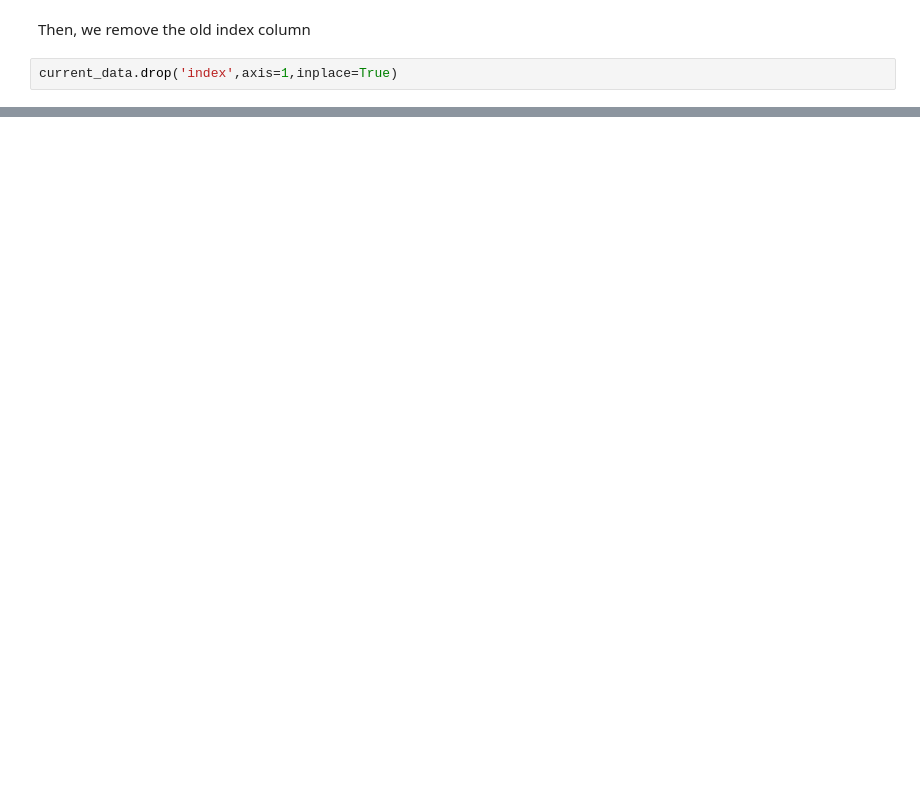
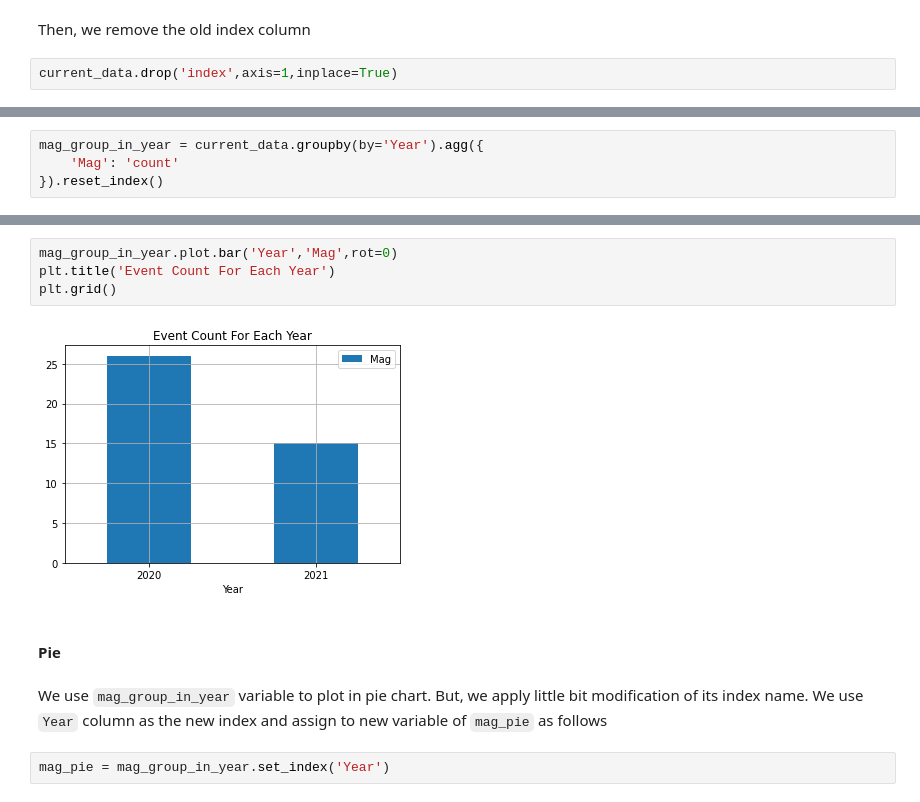
Before and after one commit to auliakhalqillah/Introduction-to-Python, a Jupyter notebook: py_tutorial.ipynb, the cells around one changed output, grey strips where cells are left out. Saved outputs shown, nothing was run; the diff lists cells and outputs as text; blank space fills up the shorter version.

```diff
--- a/py_tutorial.ipynb
+++ b/py_tutorial.ipynb
@@ -729,0 +821,4 @@ current_data.head()
+# %%
+mag_group_in_year = current_data.groupby(by='Year').agg({
+    'Mag': 'count'
+}).reset_index()
@@ -729,0 +831,12 @@ current_data.head()
+# %%
+mag_group_in_year.plot.bar('Year','Mag',rot=0)
+plt.title('Event Count For Each Year')
+plt.grid()
+# %% [output]
+[figure, added]
+# %% [markdown]
+#### Pie
+# %% [markdown]
+We use `mag_group_in_year` variable to plot in pie chart. But, we apply little bit modification of its index name. We use `Year` column as the new index and assign to new variable of `mag_pie` as follows
+# %%
+mag_pie = mag_group_in_year.set_index('Year')
```
Also changed, not shown: parts of 107 cells of this notebook.
